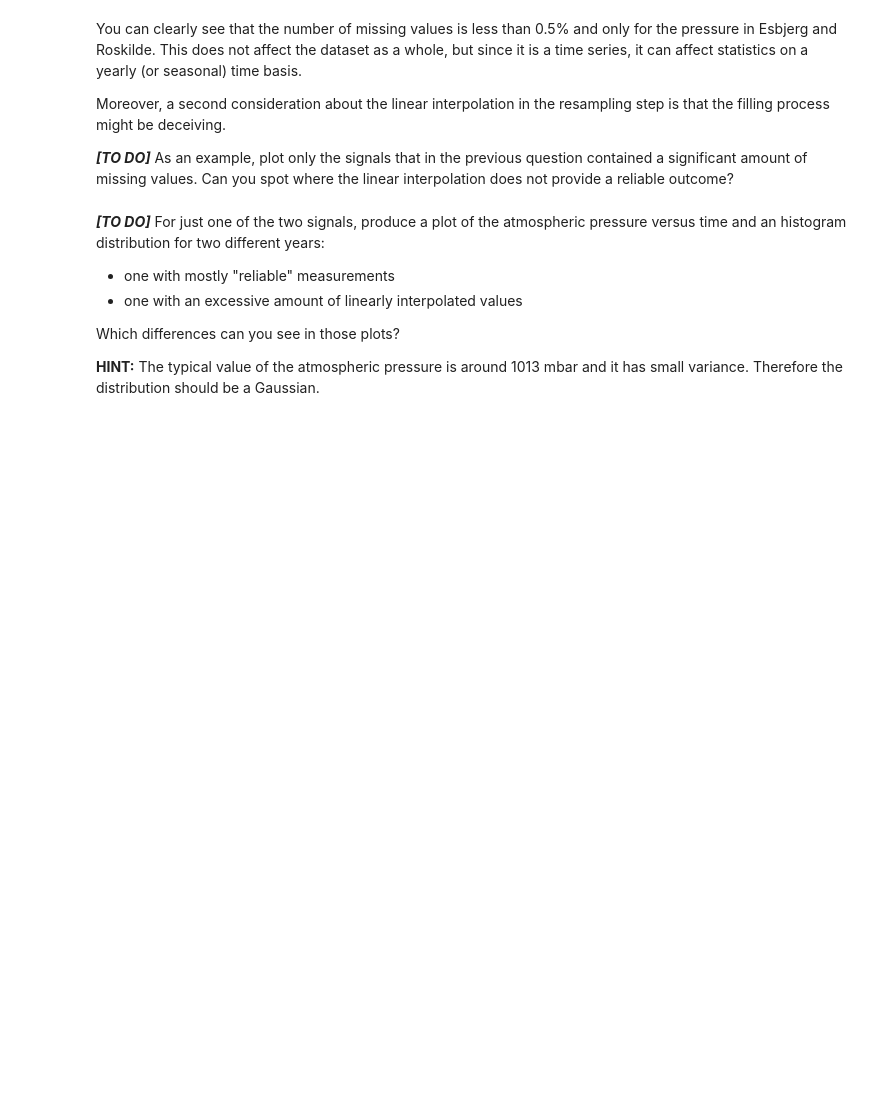
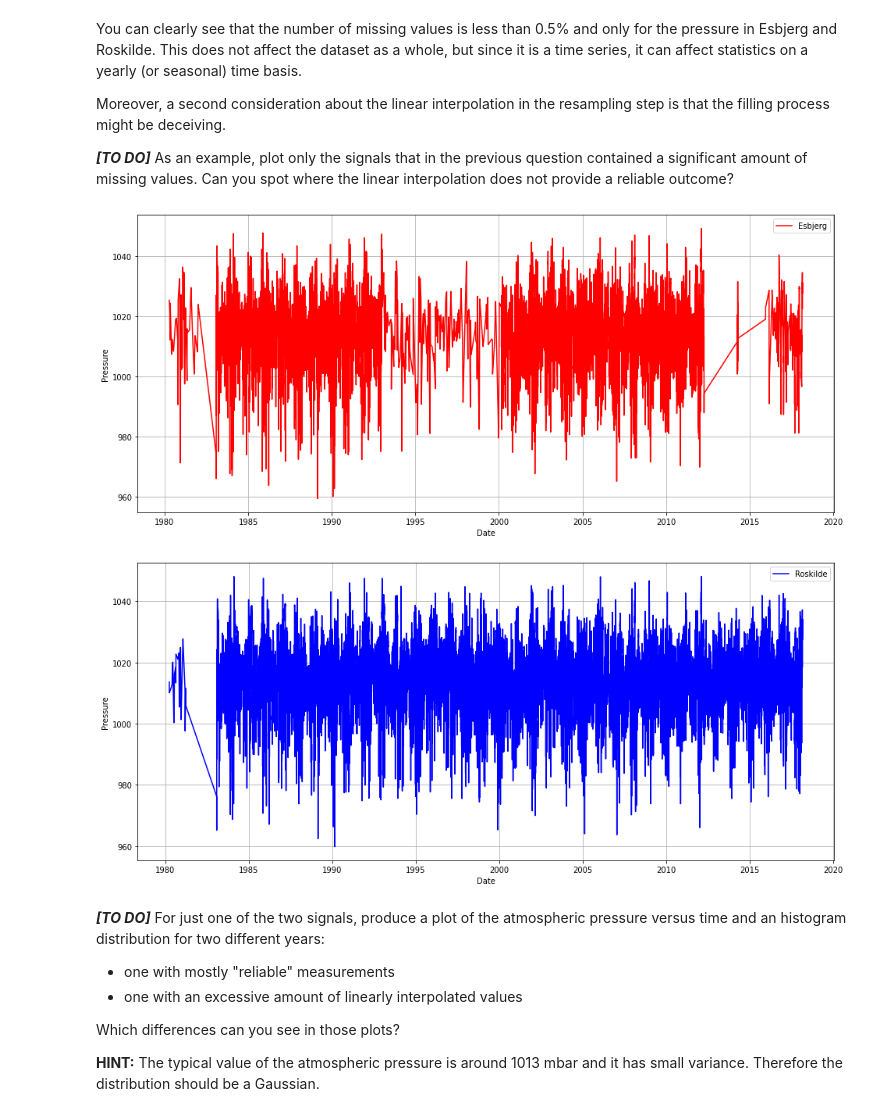
Before and after one commit to UCL-ELEC0136/2-data-processing-lorenzobonito, a Jupyter notebook: 2-data-processing.ipynb, the cells around one changed output. Saved outputs shown, nothing was run; the diff lists cells and outputs as text; code cells hidden in the pictures; blank space fills up the shorter version.

```diff
--- a/2-data-processing.ipynb
+++ b/2-data-processing.ipynb
@@ -633,3 +655,23 @@ Moreover, a second consideration about the linear interpolation in the resamplin
+# %%
+plt.figure(figsize=(16, 7))
+plt.plot(df_resampled[cities[2]].loc[:, 'Pressure'], label='Esbjerg', linestyle="-", c='r')
+plt.xlabel('Date')
+plt.ylabel('Pressure')
+plt.grid()
+plt.legend()
+plt.show()
+
+
+plt.figure(figsize=(16, 7))
+plt.plot(df_resampled[cities[4]].loc[:, 'Pressure'], label='Roskilde', linestyle='-',  c='b')
+plt.xlabel('Date')
+plt.ylabel('Pressure')
+plt.grid()
+plt.legend()
+plt.show()
+# %% [output]
+[figure, added]
+[figure, added]
 # %% [markdown]
 **_[TO DO]_** For just one of the two signals, produce a plot of the atmospheric pressure versus time and an histogram distribution for two different years:
 - one with mostly "reliable" measurements
```
Also changed, not shown: parts of 8 cells of this notebook, 1 other file.
